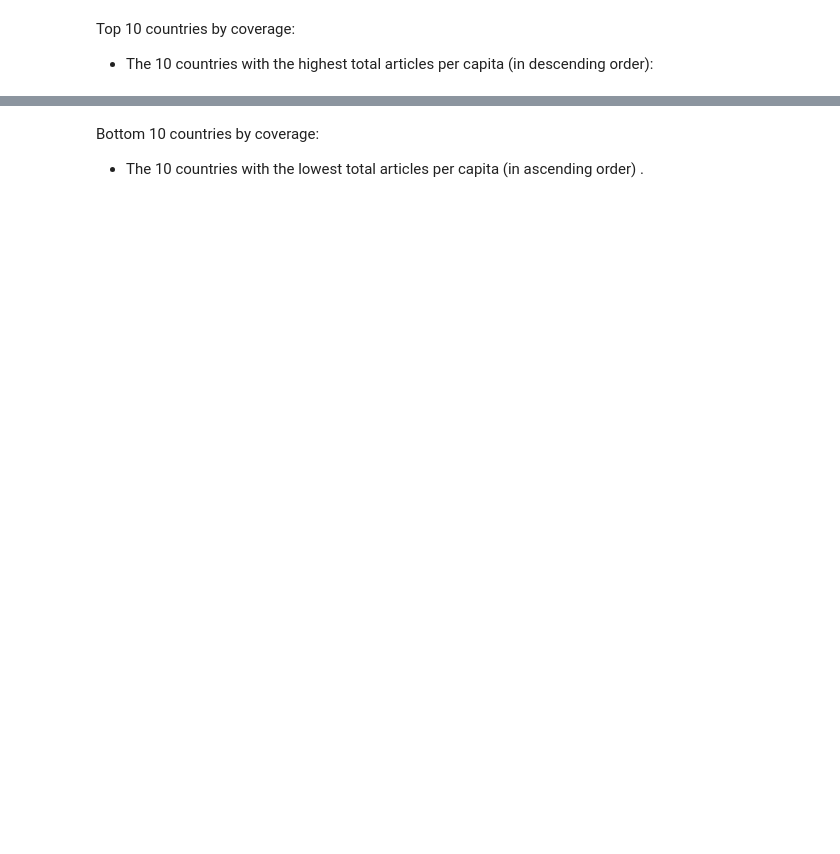
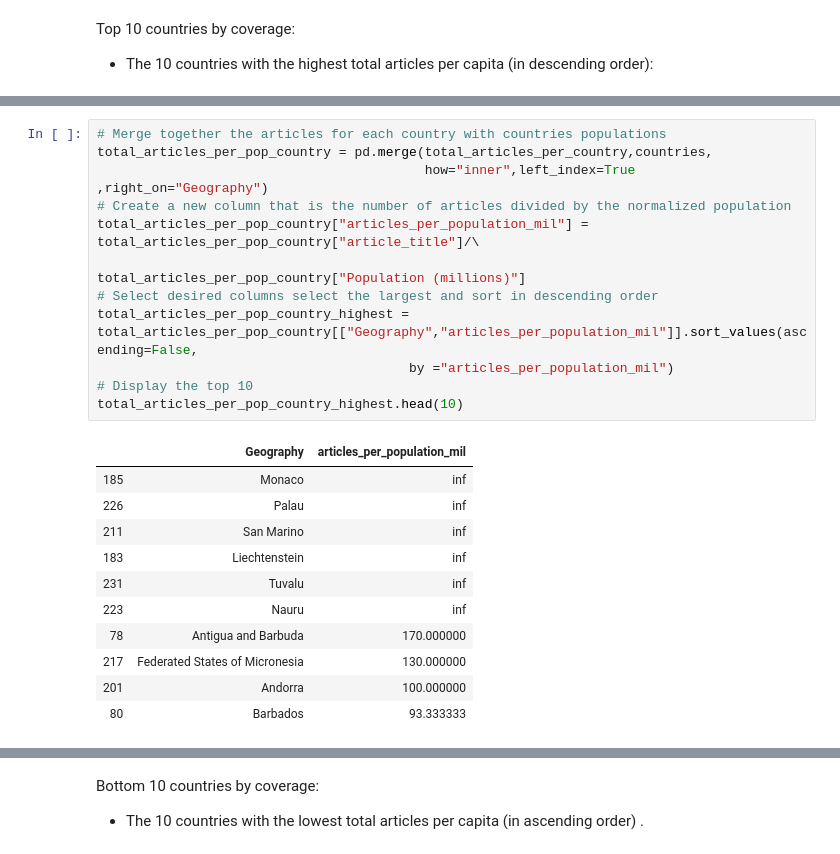
Before and after one commit to n8-uw/data-512-homework_2, a Jupyter notebook: Homework2.ipynb, the cells around one changed output, grey strips where cells are left out. Cells and saved outputs as stored; diff of their text form; blank space fills up the shorter version.

```diff
--- a/Homework2.ipynb
+++ b/Homework2.ipynb
@@ -488,0 +402,24 @@ total_articles_per_pop_country.head()
+# %%
+# Merge together the articles for each country with countries populations
+total_articles_per_pop_country = pd.merge(total_articles_per_country,countries,
+                                          how="inner",left_index=True ,right_on="Geography")
+# Create a new column that is the number of articles divided by the normalized population
+total_articles_per_pop_country["articles_per_population_mil"] = total_articles_per_pop_country["article_title"]/\
+                                                        total_articles_per_pop_country["Population (millions)"]
+# Select desired columns select the largest and sort in descending order
+total_articles_per_pop_country_highest = total_articles_per_pop_country[["Geography","articles_per_population_mil"]].sort_values(ascending=False,
+                                        by ="articles_per_population_mil")
+# Display the top 10
+total_articles_per_pop_country_highest.head(10)
+# %% [output]
+|  | Geography | articles_per_population_mil |
+| 185 | Monaco | inf |
+| 226 | Palau | inf |
+| 211 | San Marino | inf |
+| 183 | Liechtenstein | inf |
+| 231 | Tuvalu | inf |
+| 223 | Nauru | inf |
+| 78 | Antigua and Barbuda | 170.000000 |
+| 217 | Federated States of Micronesia | 130.000000 |
+| 201 | Andorra | 100.000000 |
+| 80 | Barbados | 93.333333 |
```
Also changed, not shown: parts of 55 cells of this notebook, 3 other files.
